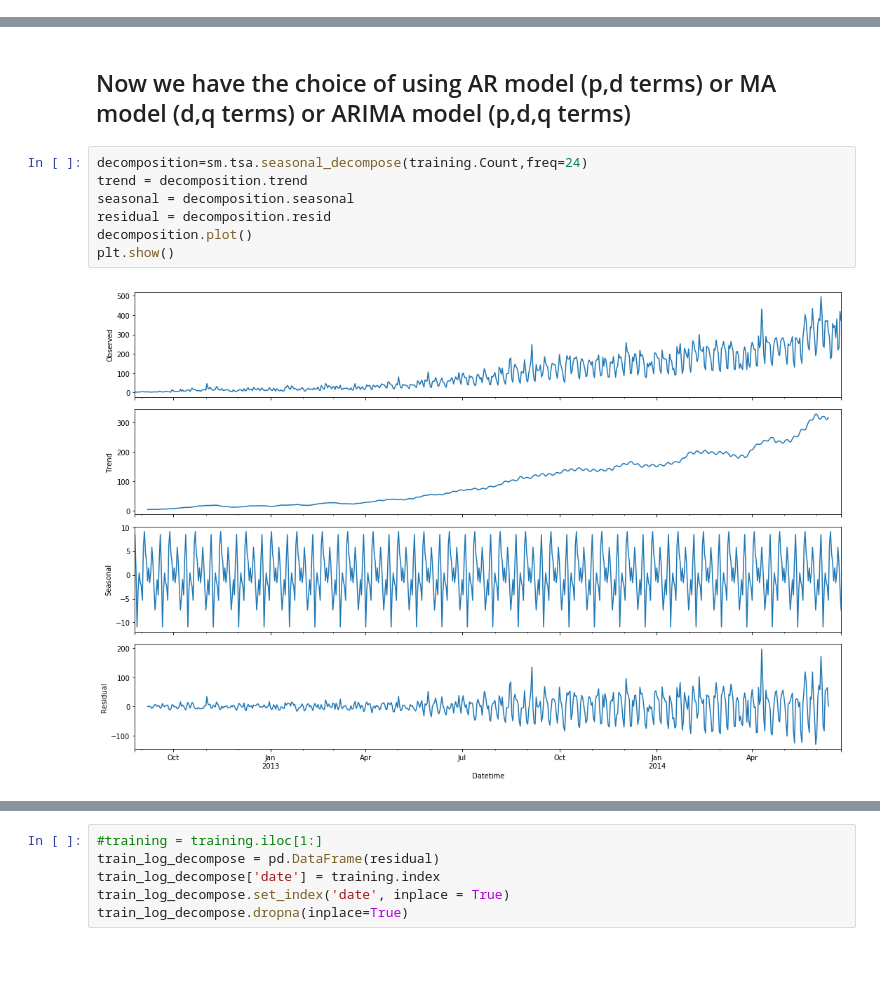
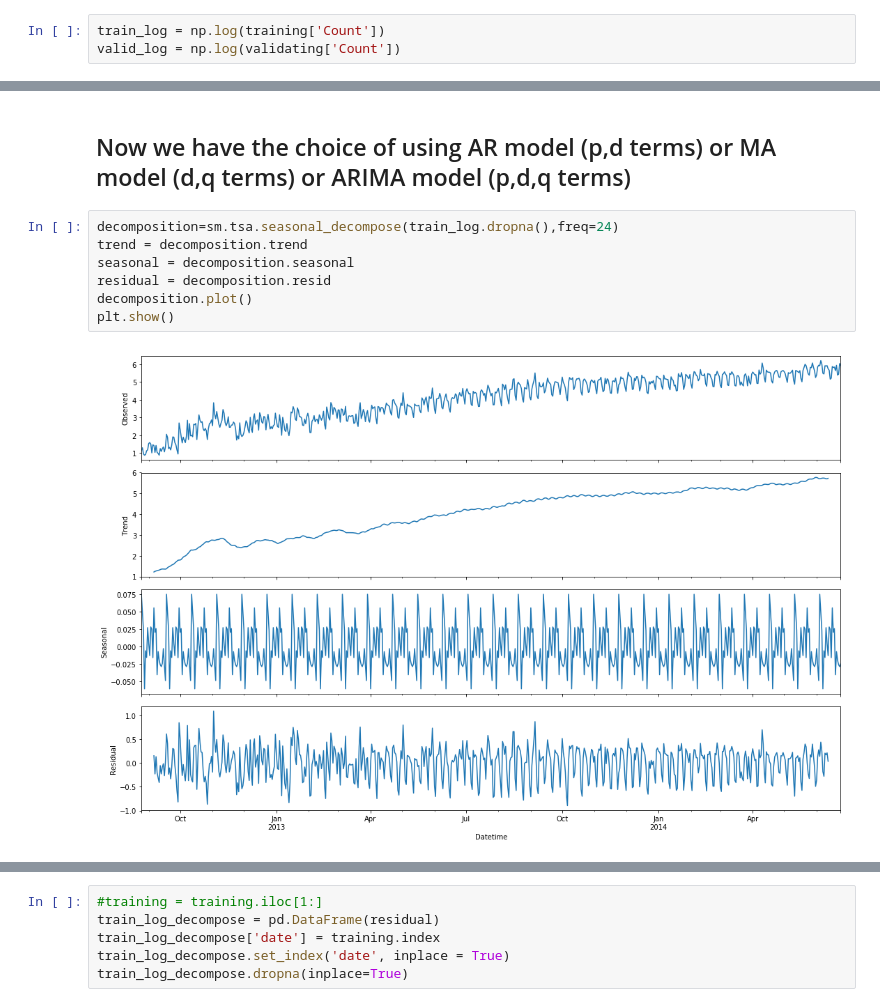
Before and after one commit to TheAbhishekJha/TimeSeries, a Jupyter notebook: TSnotebook.ipynb, the cells around one changed output, grey strips where cells are left out. Saved outputs shown, nothing was run; the diff lists cells and outputs as text; blank space fills up the shorter version.

```diff
--- a/TSnotebook.ipynb
+++ b/TSnotebook.ipynb
@@ -660,2 +650,5 @@ train_temp.drop('ID',axis=1,inplace=True)
+# %%
+train_log = np.log(training['Count'])
+valid_log = np.log(validating['Count'])
 # %%
 fig, axes = plt.subplots(3, 2)
@@ -688,14 +681,14 @@ dtype: float64
 # %% [markdown]
 ## Now we have the choice of using AR model (p,d terms) or MA model (d,q terms) or ARIMA model (p,d,q terms)
 # %%
-decomposition=sm.tsa.seasonal_decompose(training.Count,freq=24)
+decomposition=sm.tsa.seasonal_decompose(train_log.dropna(),freq=24)
 trend = decomposition.trend
 seasonal = decomposition.seasonal
 residual = decomposition.resid
 decomposition.plot()
 plt.show()
 # %% [output]
-[figure, old version]
+[figure, new version]
 # %%
 residual.plot(kind='kde', title='Density')
 # %% [output]
```
Also changed, not shown: parts of 29 cells of this notebook.
